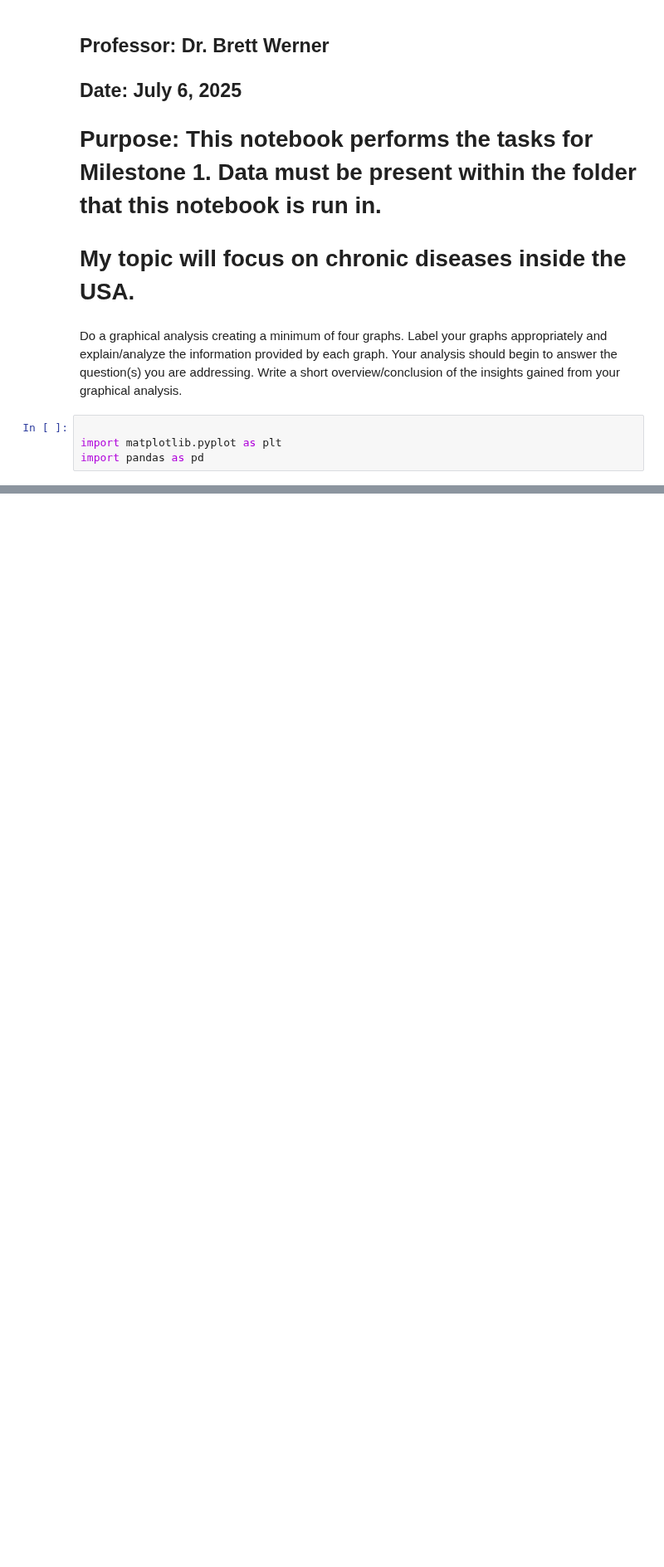
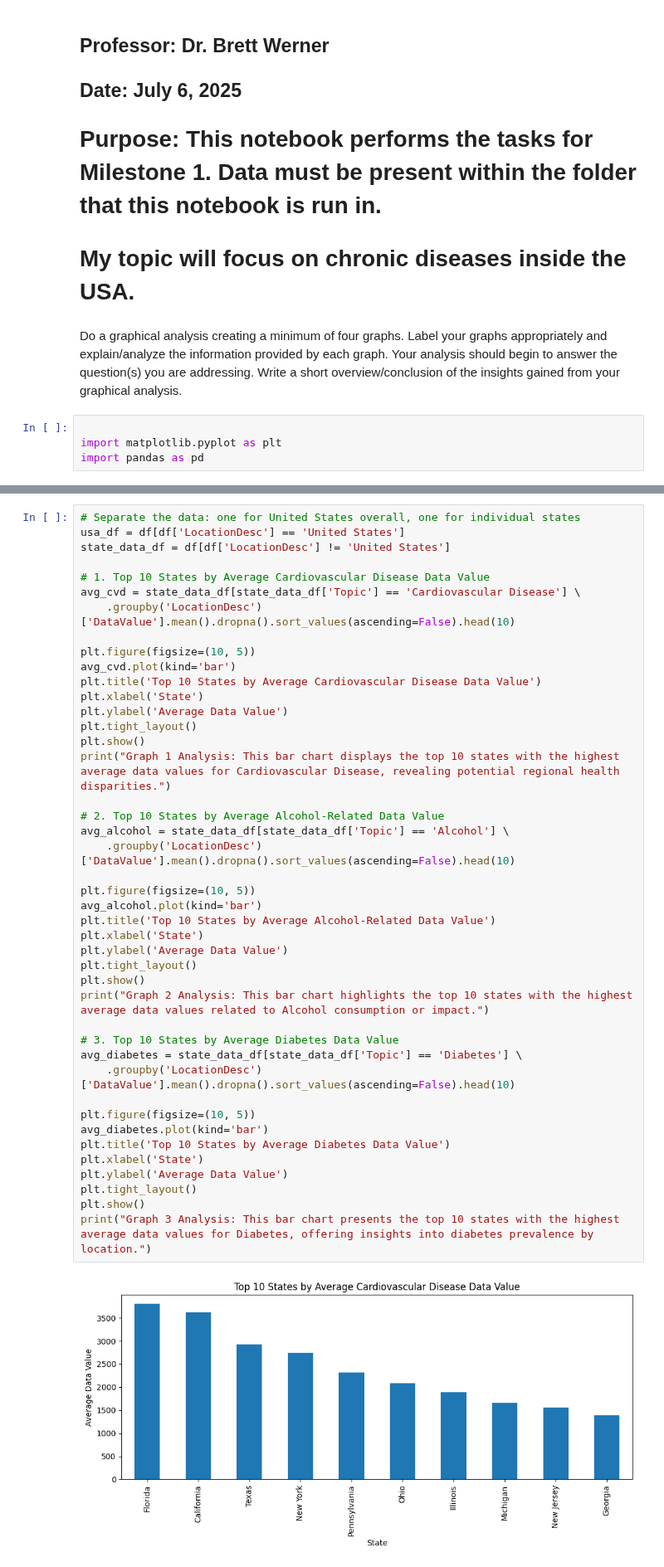
Before and after one commit to gabriel-joseph/data_science_portfolio, a Jupyter notebook: summer2025/dsc550_data_mining/term_project/milestone1/vance_milestone1.ipynb, the cells around one changed output, grey strips where cells are left out. Shown at 83% size. Saved outputs shown, nothing was run; the diff lists cells and outputs as text; blank space fills up the shorter version.

```diff
--- a/summer2025/dsc550_data_mining/term_project/milestone1/vance_milestone1.ipynb
+++ b/summer2025/dsc550_data_mining/term_project/milestone1/vance_milestone1.ipynb
@@ -41,0 +57,45 @@ Graph 1 Analysis: This bar chart shows which chronic disease topics are most fre
+# %%
+# Separate the data: one for United States overall, one for individual states
+usa_df = df[df['LocationDesc'] == 'United States']
+state_data_df = df[df['LocationDesc'] != 'United States']
+
+# 1. Top 10 States by Average Cardiovascular Disease Data Value
+avg_cvd = state_data_df[state_data_df['Topic'] == 'Cardiovascular Disease'] \
+    .groupby('LocationDesc')['DataValue'].mean().dropna().sort_values(ascending=False).head(10)
+
+plt.figure(figsize=(10, 5))
+avg_cvd.plot(kind='bar')
+plt.title('Top 10 States by Average Cardiovascular Disease Data Value')
+plt.xlabel('State')
+plt.ylabel('Average Data Value')
+plt.tight_layout()
+plt.show()
+print("Graph 1 Analysis: This bar chart displays the top 10 states with the highest average data values for Cardiovascular Disease, revealing potential regional health disparities.")
+
+# 2. Top 10 States by Average Alcohol-Related Data Value
+avg_alcohol = state_data_df[state_data_df['Topic'] == 'Alcohol'] \
+    .groupby('LocationDesc')['DataValue'].mean().dropna().sort_values(ascending=False).head(10)
+
+plt.figure(figsize=(10, 5))
+avg_alcohol.plot(kind='bar')
+plt.title('Top 10 States by Average Alcohol-Related Data Value')
+plt.xlabel('State')
+plt.ylabel('Average Data Value')
+plt.tight_layout()
+plt.show()
+print("Graph 2 Analysis: This bar chart highlights the top 10 states with the highest average data values related to Alcohol consumption or impact.")
+
+# 3. Top 10 States by Average Diabetes Data Value
+avg_diabetes = state_data_df[state_data_df['Topic'] == 'Diabetes'] \
+    .groupby('LocationDesc')['DataValue'].mean().dropna().sort_values(ascending=False).head(10)
+
+plt.figure(figsize=(10, 5))
+avg_diabetes.plot(kind='bar')
+plt.title('Top 10 States by Average Diabetes Data Value')
+plt.xlabel('State')
+plt.ylabel('Average Data Value')
+plt.tight_layout()
+plt.show()
+print("Graph 3 Analysis: This bar chart presents the top 10 states with the highest average data values for Diabetes, offering insights into diabetes prevalence by location.")
+# %% [output]
+[figure, added]
```
Also changed, not shown: parts of 4 cells of this notebook, 3 other files.
